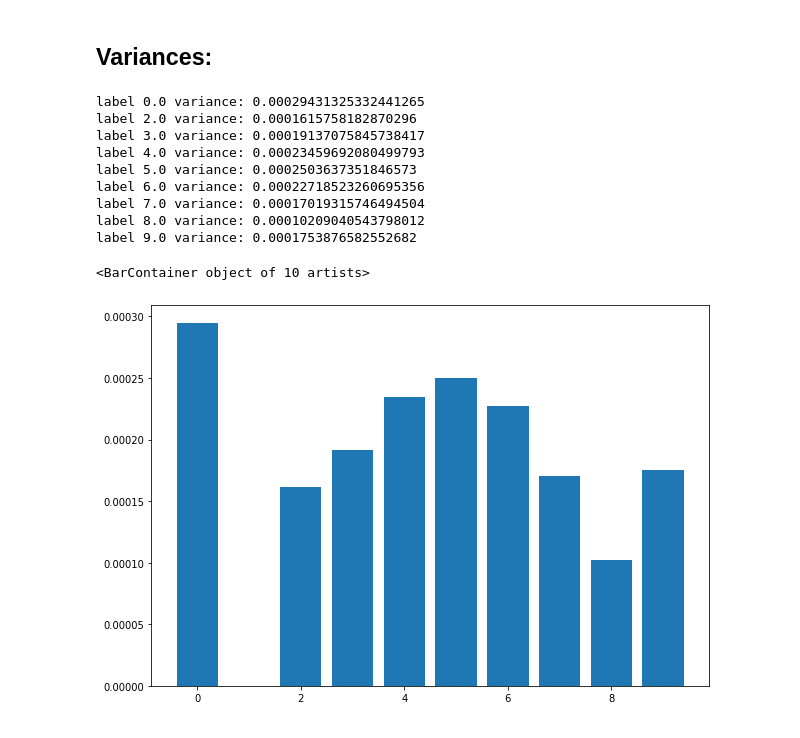
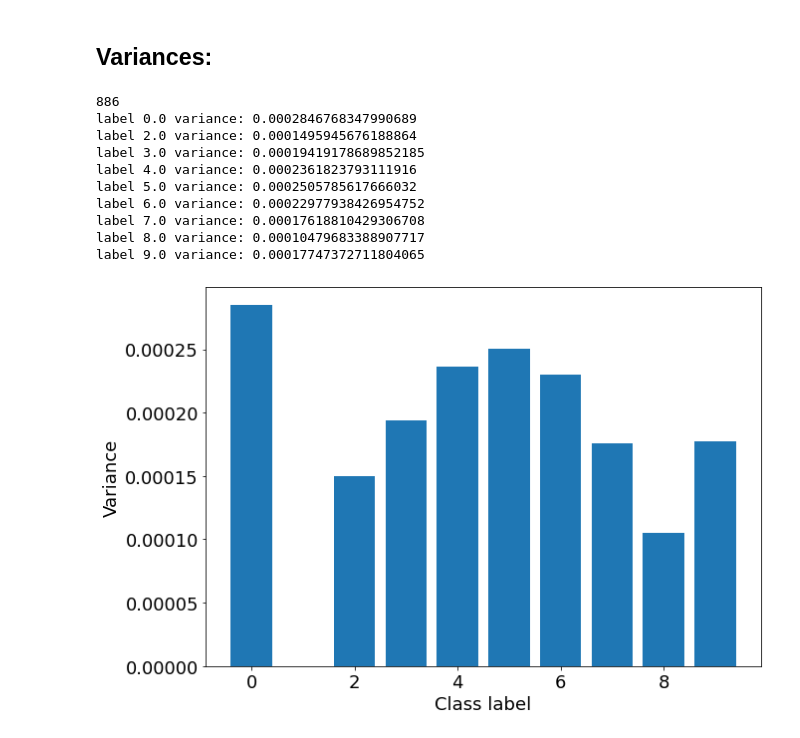
Before and after one commit to pkage/class_introspection, a Jupyter notebook: initial-explorations/Alt Postprocessing.ipynb, the cells around one changed output. Saved outputs shown, nothing was run; the diff lists cells and outputs as text; code cells hidden in the pictures.

```diff
--- a/initial-explorations/Alt Postprocessing.ipynb
+++ b/initial-explorations/Alt Postprocessing.ipynb
@@ -234,25 +234,32 @@ In these graphs, the noise is at -1 and is marked with a gray color. Every singl
 # %% [markdown]
 ## Variances:
 # %%
+min_length = min([len(get_transformed_instances(i)) for i in np.unique(y_tst_hw_filtered)])
+print(min_length)
 x_axis = np.array([i for i in range(10)])
 y_axis = np.zeros(10)
 for i in np.unique(y_tst_hw_filtered):
-    var = np.var(get_transformed_instances(i))
+    var = np.var(get_transformed_instances(i)[:min_length])
     print(f'label {i} variance: {var}')
     y_axis[int(i)] = var
 # %% [output]
-label 0.0 variance: 0.00029431325332441265
-label 2.0 variance: 0.0001615758182870296
-label 3.0 variance: 0.00019137075845738417
-label 4.0 variance: 0.00023459692080499793
-label 5.0 variance: 0.0002503637351846573
-label 6.0 variance: 0.00022718523260695356
-label 7.0 variance: 0.00017019315746494504
-label 8.0 variance: 0.00010209040543798012
-label 9.0 variance: 0.0001753876582552682
+886
+label 0.0 variance: 0.0002846768347990689
+label 2.0 variance: 0.0001495945676188864
+label 3.0 variance: 0.00019419178689852185
+label 4.0 variance: 0.0002361823793111916
+label 5.0 variance: 0.0002505785617666032
+label 6.0 variance: 0.00022977938426954752
+label 7.0 variance: 0.00017618810429306708
+label 8.0 variance: 0.00010479683388907717
+label 9.0 variance: 0.00017747372711804065
 # %%
 plt.rcParams['figure.figsize'] = [10, 7]
+plt.rcParams['font.size'] = 18
+plt.xlabel('Class label')
+plt.ylabel('Variance')
+
 plt.bar(x_axis, y_axis)
+plt.show()
 # %% [output]
-<BarContainer object of 10 artists>
-[figure, old version]
+[figure, new version]
```
Also changed, not shown: parts of 1 cell of this notebook, 7 other files.
